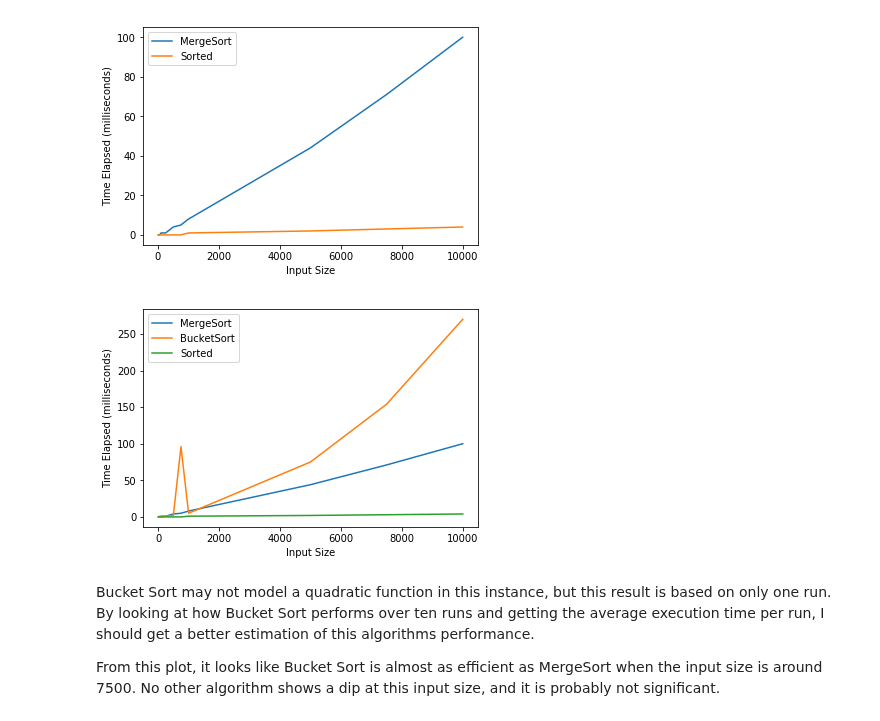
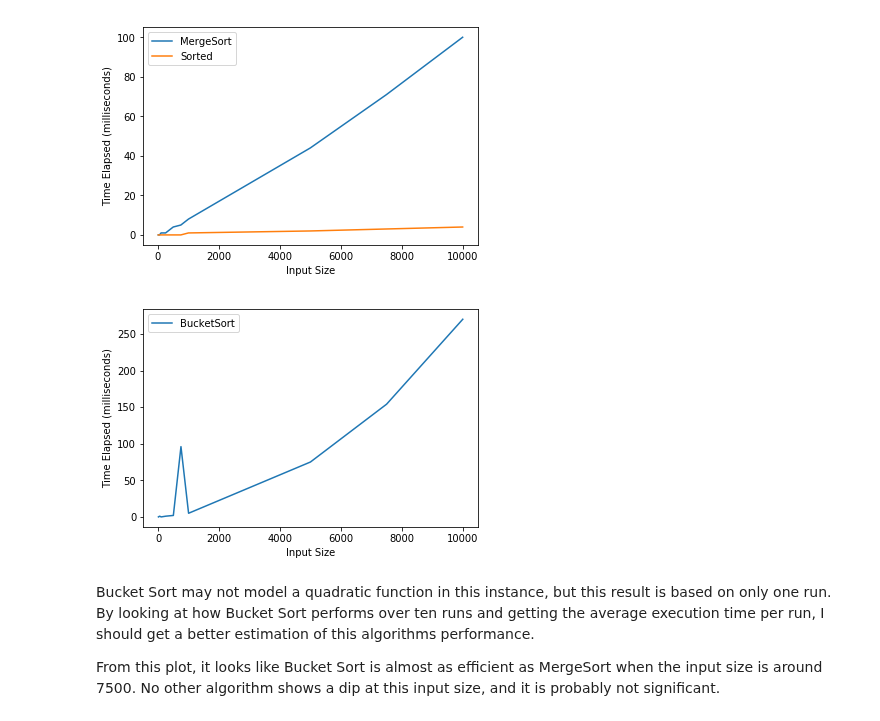
Before and after one commit to MarionMcG/algorithms, a Jupyter notebook: sorting_algorithms.ipynb, the cells around one changed output. Cells and saved outputs as stored; diff of their text form; code cells hidden in the pictures.

Commit message:
Examples with almost sorted data

```diff
--- a/sorting_algorithms.ipynb
+++ b/sorting_algorithms.ipynb
@@ -548,10 +582,10 @@ ax.set_ylabel("Time Elapsed (milliseconds)");
 # %% [output]
 [figure]
 # %%
-ax = df.plot(x='Input Size', y=['MergeSort', 'BucketSort', 'Sorted'])
+ax = df.plot(x='Input Size', y=['BucketSort'])
 ax.set_ylabel("Time Elapsed (milliseconds)");
 # %% [output]
-[figure, old version]
+[figure, new version]
 # %% [markdown]
 Bucket Sort may not model a quadratic function in this instance, but this result is based on only one run. By looking at how Bucket Sort performs over ten runs and getting the average execution time per run, I should get a better estimation of this algorithms performance.
 
```
Also changed, not shown: parts of 21 cells of this notebook.
